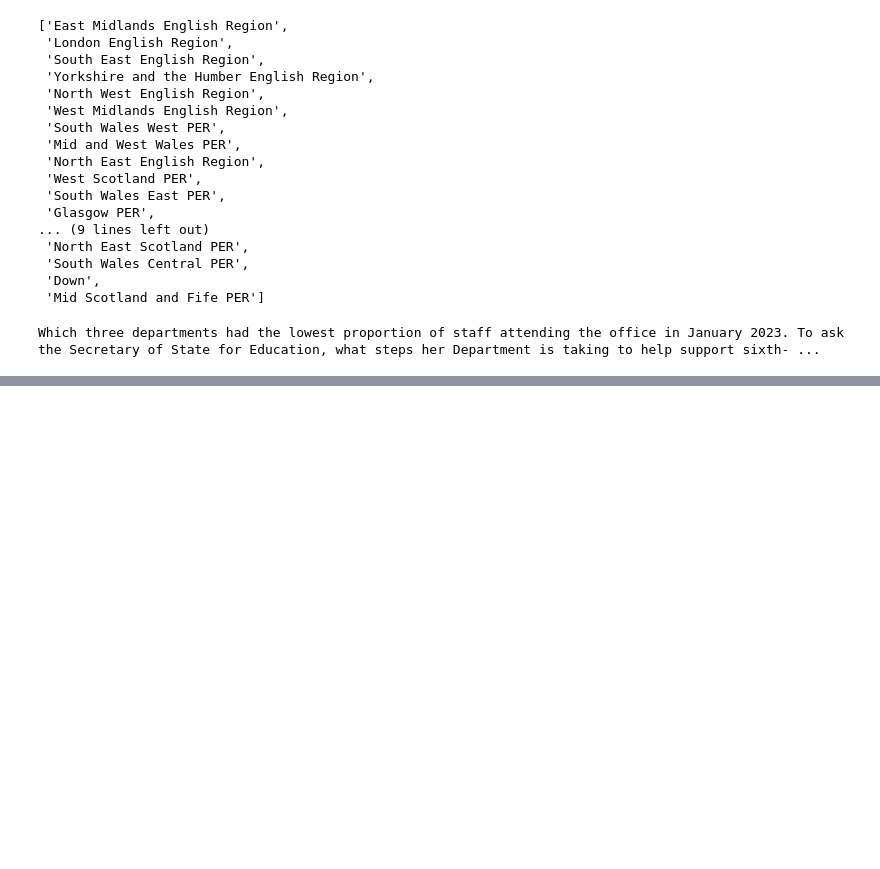
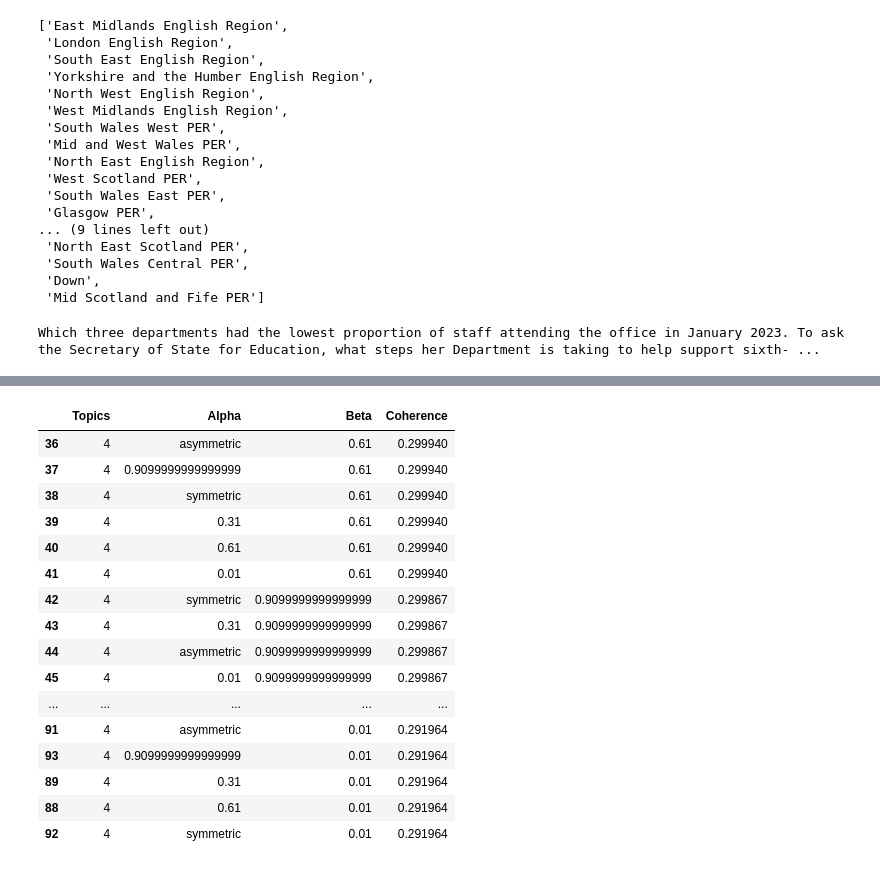
Before and after one commit to zapper-95/MP-Written-Question-Analysis, a Jupyter notebook: notebooks/2a LDA.ipynb, the cells around one changed output, grey strips where cells are left out. Saved outputs shown, nothing was run; the diff lists cells and outputs as text; code cells hidden in the pictures; blank space fills up the shorter version.

```diff
--- a/notebooks/2a LDA.ipynb
+++ b/notebooks/2a LDA.ipynb
@@ -339,0 +416,20 @@ ldamodel = gensim.models.ldamodel.LdaModel(bow_vectors, num_topics=4, id2word =
+# %%
+hyper_params[hyper_params["Topics"] == 4]
+# %% [output]
+|  | Topics | Alpha | Beta | Coherence |
+| 36 | 4 | asymmetric | 0.61 | 0.299940 |
+| 37 | 4 | 0.9099999999999999 | 0.61 | 0.299940 |
+| 38 | 4 | symmetric | 0.61 | 0.299940 |
+| 39 | 4 | 0.31 | 0.61 | 0.299940 |
+| 40 | 4 | 0.61 | 0.61 | 0.299940 |
+| 41 | 4 | 0.01 | 0.61 | 0.299940 |
+| 42 | 4 | symmetric | 0.9099999999999999 | 0.299867 |
+| 43 | 4 | 0.31 | 0.9099999999999999 | 0.299867 |
+| 44 | 4 | asymmetric | 0.9099999999999999 | 0.299867 |
+| 45 | 4 | 0.01 | 0.9099999999999999 | 0.299867 |
+| ... | ... | ... | ... | ... |
+| 91 | 4 | asymmetric | 0.01 | 0.291964 |
+| 93 | 4 | 0.9099999999999999 | 0.01 | 0.291964 |
+| 89 | 4 | 0.31 | 0.01 | 0.291964 |
+| 88 | 4 | 0.61 | 0.01 | 0.291964 |
+| 92 | 4 | symmetric | 0.01 | 0.291964 |
```
Also changed, not shown: parts of 18 cells of this notebook.
